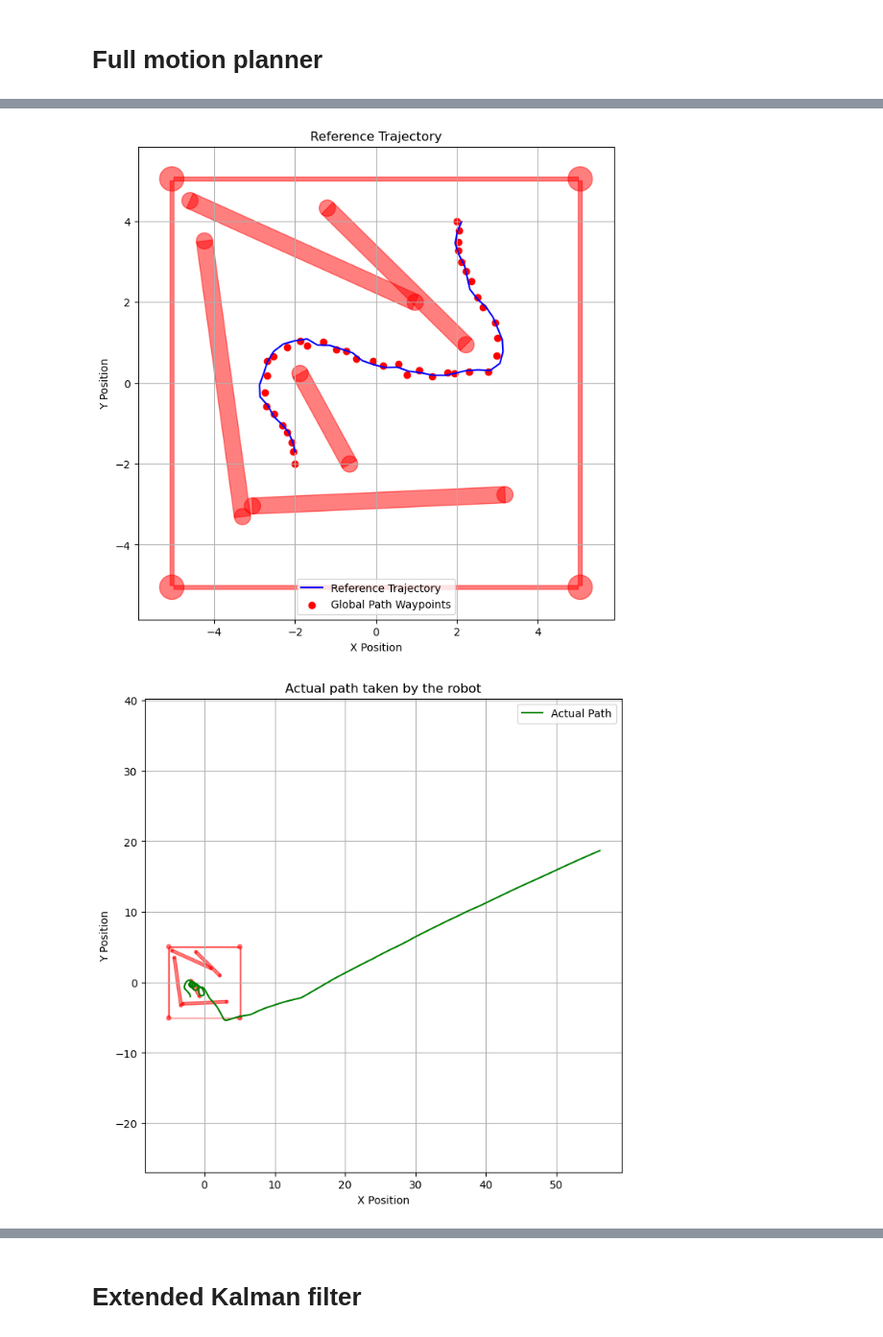
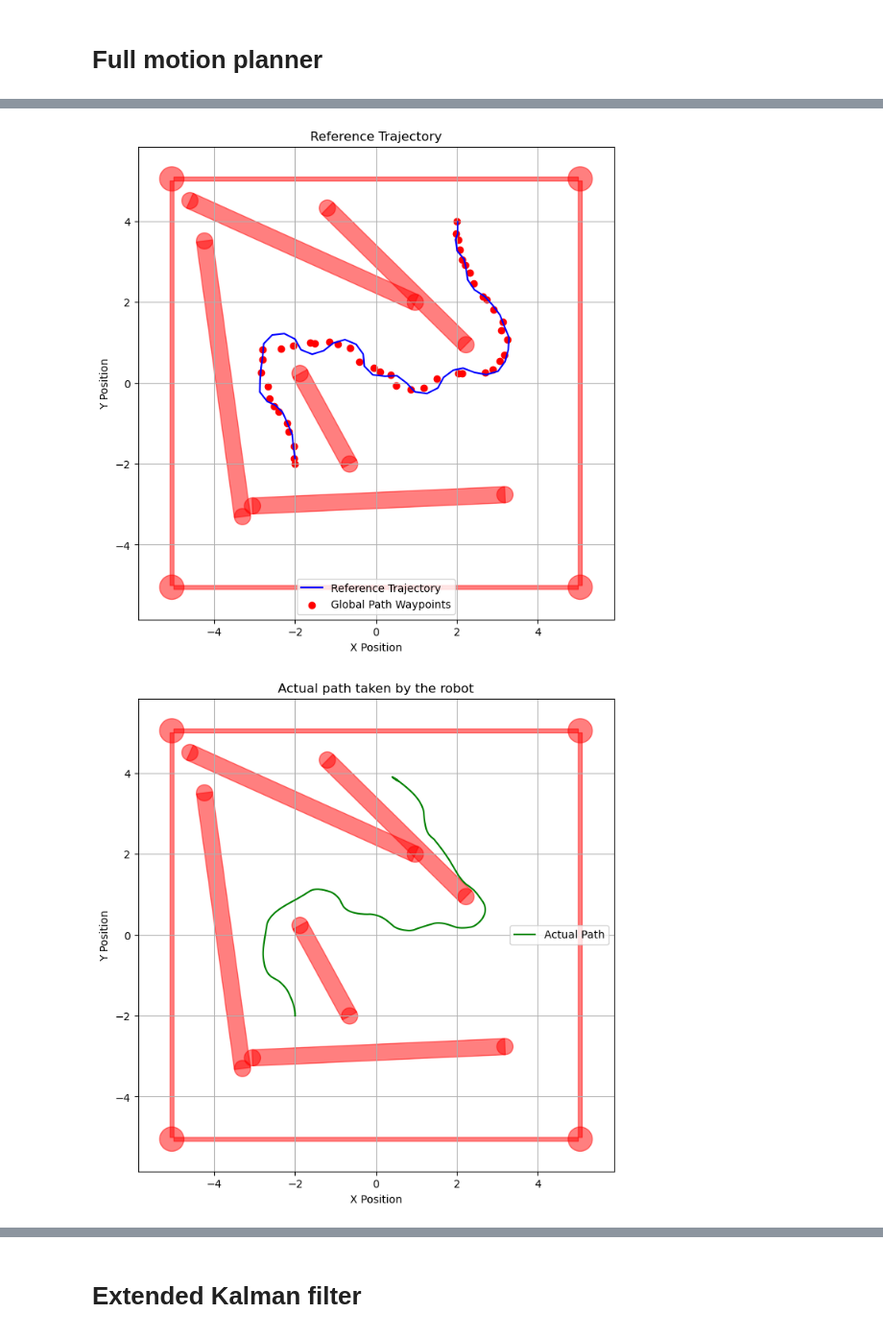
Before and after one commit to Thibi15/robotics, a Jupyter notebook: project/part4.ipynb, the cells around one changed output, grey strips where cells are left out. Shown at 96% size. Drawn from its saved outputs; the diff is of its cells as text; code cells hidden in the pictures.

```diff
--- a/project/part4.ipynb
+++ b/project/part4.ipynb
@@ -581,6 +581,11 @@ class MotionPlanner:
         """
         if self.ref_traj is not None:
             return self.ref_traj
+
+        if not self.global_path_x or not self.global_path_y:
+            print("ERROR: No global path found! Cannot initialize reference trajectory.")
+            self.ref_traj = []
+            return
 
         full_trajectory = []
         current_time = 0.0
@@ -681,6 +686,10 @@ class MotionPlanner:
         # Store actual path
         self.actual_path_x.append((x, y))
 
+        # safety check at controller start (if no reference trajectory)
+        if not self.ref_traj or len(self.ref_traj) == 0:
+            return 0.0, 0.0  # Emergency stop
+
         # Early exit if near the goal
         if np.linalg.norm([x - GOAL[0], y - GOAL[1]]) < 0.15:
             return 0.0, 0.0
@@ -690,7 +699,7 @@ class MotionPlanner:
         k_soft = 1.0               # Softening gain
         max_steer = 0.7            # Steering limit [rad]
         wheelbase = self.wheelbase
-        lookahead_distance = 0.05   # Lookahead distance (tune this!)
+        lookahead_distance = 0.015
 
         # Extract reference path arrays
         path_x = np.array([p['x'] for p in self.ref_traj])
@@ -711,18 +720,36 @@ class MotionPlanner:
         closest_idx = np.argmin(distances)
 
         # Find target point: look ahead from closest point
-        total_dist = 0.0
         target_index = closest_idx
-        for i in range(closest_idx, len(path_x) - 1):
-            if total_dist >= lookahead_distance:
-                target_index = i
-                break
-            segment_length = np.hypot(path_x[i+1]-path_x[i], path_y[i+1]-path_y[i])
-            total_dist += segment_length
+
+        if closest_idx < len(path_x) - 1:
+            total_dist = 0.0
+            # Iterate through all remaining points including last
+            for i in range(closest_idx, len(path_x) - 1):
+                if total_dist >= lookahead_distance:
+                    target_index = i
+                    break
+                segment_length = np.hypot(path_x[i+1]-path_x[i], path_y[i+1]-path_y[i])
+                total_dist += segment_length
+            else:  # Loop completed without breaking
+                target_index = len(path_x) - 1
+        else:
+            target_index = len(path_x) - 1
+
 
         # Get reference values at target index
         ref_theta = path_yaw[target_index]
-        ref_v = path_v[target_index]
+
+        if target_index == len(path_x) - 1:
+            return 0.0, 0.0  # Stop at the end of the path
+            # dist_to_end = np.linalg.norm([x - path_x[-1], y - path_y[-1]])
+            # if dist_to_end < 0.5:
+            #     return 0.0, 0.0  # Full stop at path end
+            # else:
+            #     # Reduce speed but keep steering
+            #     ref_v = path_v[target_index] * 0.5
+        else:
+            ref_v = path_v[target_index]
 
         # Yaw error (normalized to [-π, π])
         yaw_error = ((ref_theta - theta) + np.pi) % (2 * np.pi) - np.pi
@@ -867,5 +894,5 @@ planner.plot_actual_path()
-[figure, old version]
+[figure, new version]
-[figure, old version]
+[figure, new version]
 # %%
 def reference_trajectory_control(self, x, y, theta):
 
```
Also changed, not shown: parts of 3 cells of this notebook, 3 other files.
